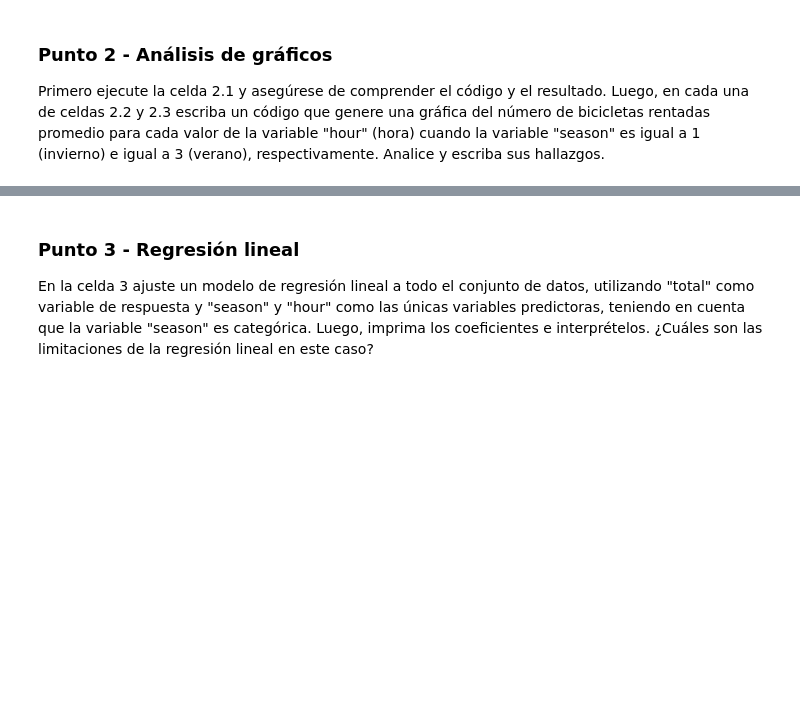
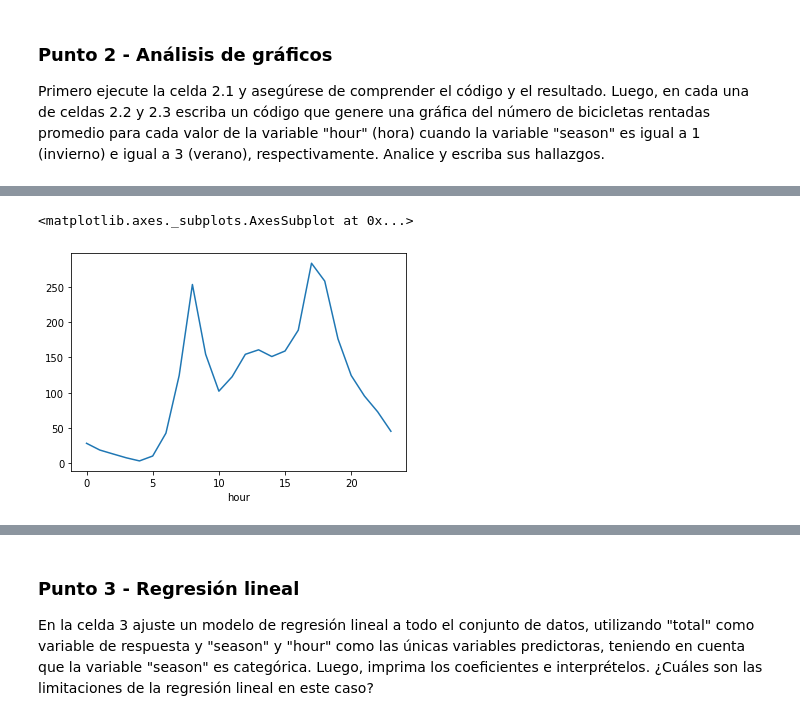
Before and after one commit to Erwin-DS/miad-nlp, a Jupyter notebook: Semana 1/S1TC1_arboles_ensamblajes.ipynb, the cells around one changed output, grey strips where cells are left out. Saved outputs shown, nothing was run; the diff lists cells and outputs as text; code cells hidden in the pictures; blank space fills up the shorter version.

```diff
--- a/Semana 1/S1TC1_arboles_ensamblajes.ipynb
+++ b/Semana 1/S1TC1_arboles_ensamblajes.ipynb
@@ -61,4 +140,9 @@ bikes.groupby('hour').total.mean().plot()
 # %%
 # Celda 2.2 - "season"=1 escriba su código y hallazgos
+bikes_s1 = bikes[bikes['season'] == 1]
+bikes_s1.groupby('hour').total.mean().plot()
+# %% [output]
+<matplotlib.axes._subplots.AxesSubplot at 0x...>
+[figure, added]
 # %%
 # Celda 2.3 - "season"=3 escriba su código y hallazgos
```
Also changed, not shown: parts of 23 cells of this notebook.
